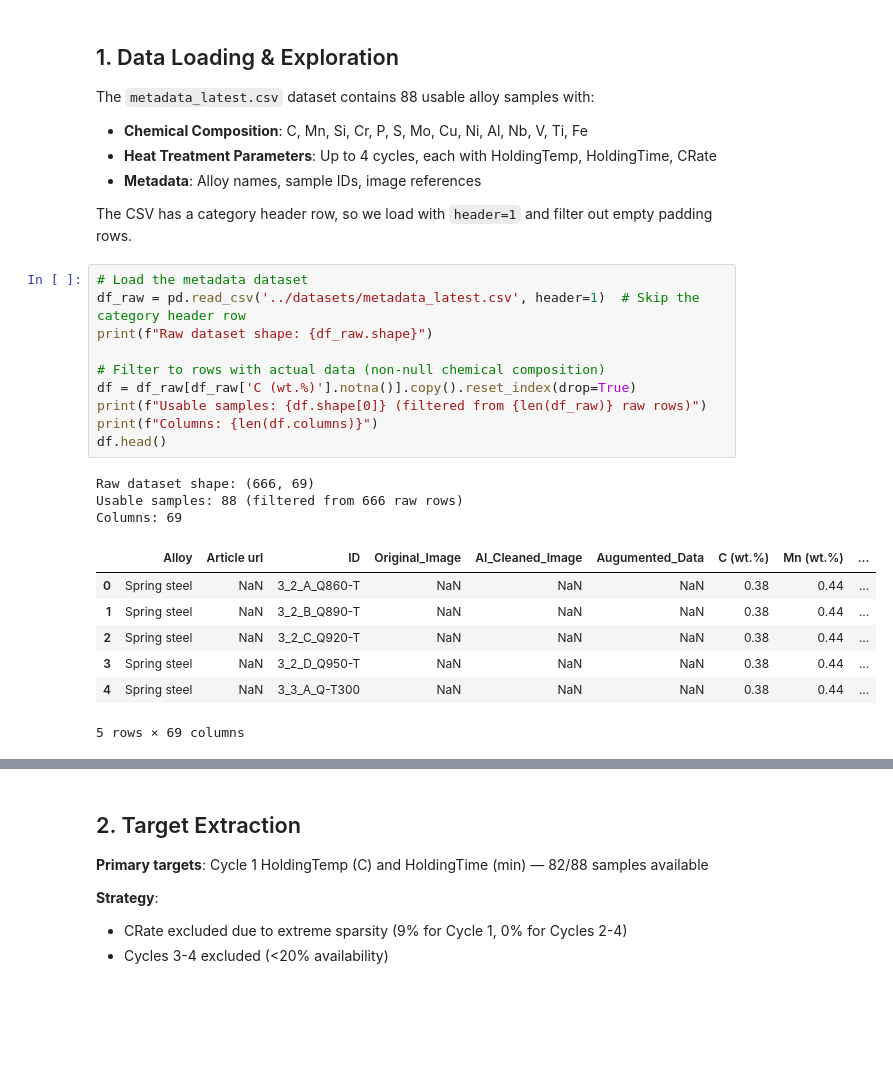
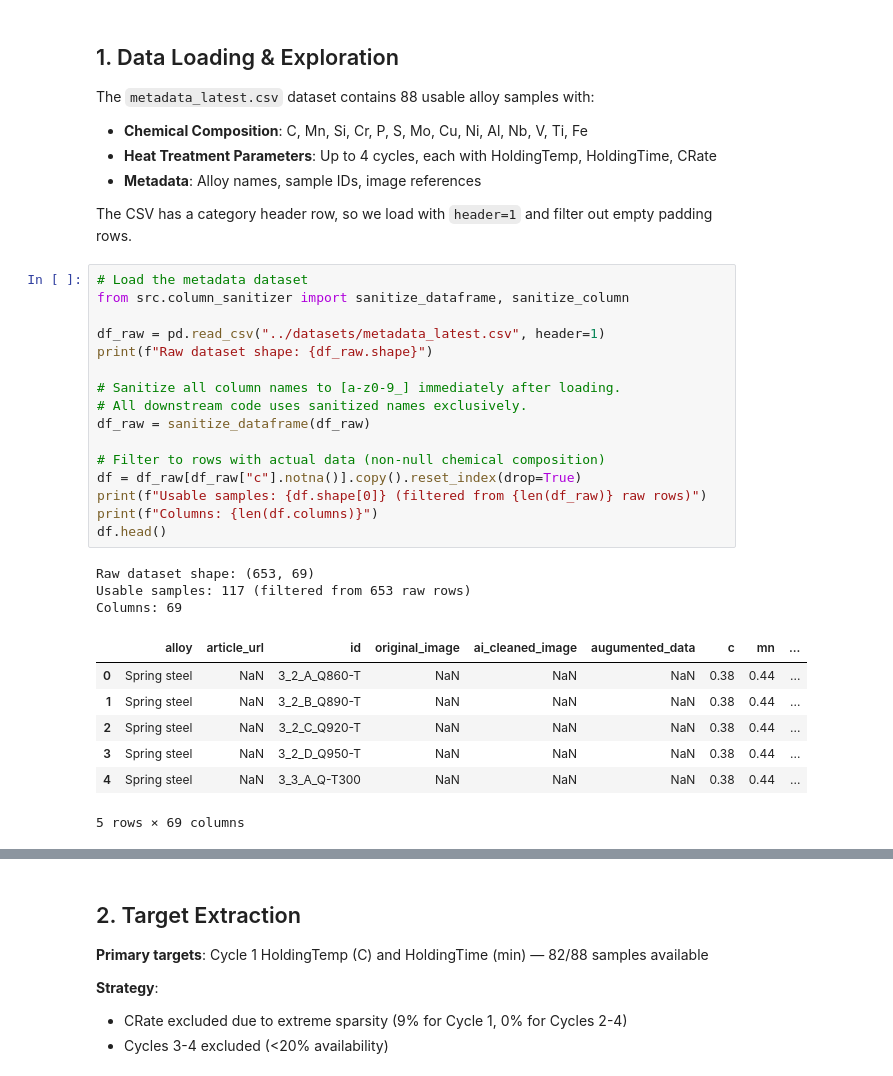
Before and after one commit to capstone56-meng-berkeley/model, a Jupyter notebook: notebooks/microstructure_demo.ipynb, the cells around one changed output, grey strips where cells are left out. Cells and saved outputs as stored; diff of their text form; blank space fills up the shorter version.

```diff
--- a/notebooks/microstructure_demo.ipynb
+++ b/notebooks/microstructure_demo.ipynb
@@ -61,19 +83,25 @@ The `metadata_latest.csv` dataset contains 88 usable alloy samples with:
 The CSV has a category header row, so we load with `header=1` and filter out empty padding rows.
 # %%
 # Load the metadata dataset
-df_raw = pd.read_csv('../datasets/metadata_latest.csv', header=1)  # Skip the category header row
+from src.column_sanitizer import sanitize_dataframe, sanitize_column
+
+df_raw = pd.read_csv("../datasets/metadata_latest.csv", header=1)
 print(f"Raw dataset shape: {df_raw.shape}")
 
+# Sanitize all column names to [a-z0-9_] immediately after loading.
+# All downstream code uses sanitized names exclusively.
+df_raw = sanitize_dataframe(df_raw)
+
 # Filter to rows with actual data (non-null chemical composition)
-df = df_raw[df_raw['C (wt.%)'].notna()].copy().reset_index(drop=True)
+df = df_raw[df_raw["c"].notna()].copy().reset_index(drop=True)
 print(f"Usable samples: {df.shape[0]} (filtered from {len(df_raw)} raw rows)")
 print(f"Columns: {len(df.columns)}")
 df.head()
 # %% [output]
-Raw dataset shape: (666, 69)
-Usable samples: 88 (filtered from 666 raw rows)
+Raw dataset shape: (653, 69)
+Usable samples: 117 (filtered from 653 raw rows)
 Columns: 69
-|  | Alloy | Article url | ID | Original_Image | AI_Cleaned_Image | Augumented_Data | C (wt.%) | Mn (wt.%) | ... |
+|  | alloy | article_url | id | original_image | ai_cleaned_image | augumented_data | c | mn | ... |
 | 0 | Spring steel | NaN | 3_2_A_Q860-T | NaN | NaN | NaN | 0.38 | 0.44 | ... |
 | 1 | Spring steel | NaN | 3_2_B_Q890-T | NaN | NaN | NaN | 0.38 | 0.44 | ... |
 | 2 | Spring steel | NaN | 3_2_C_Q920-T | NaN | NaN | NaN | 0.38 | 0.44 | ... |
```
Also changed, not shown: parts of 50 cells of this notebook, 28 other files.
